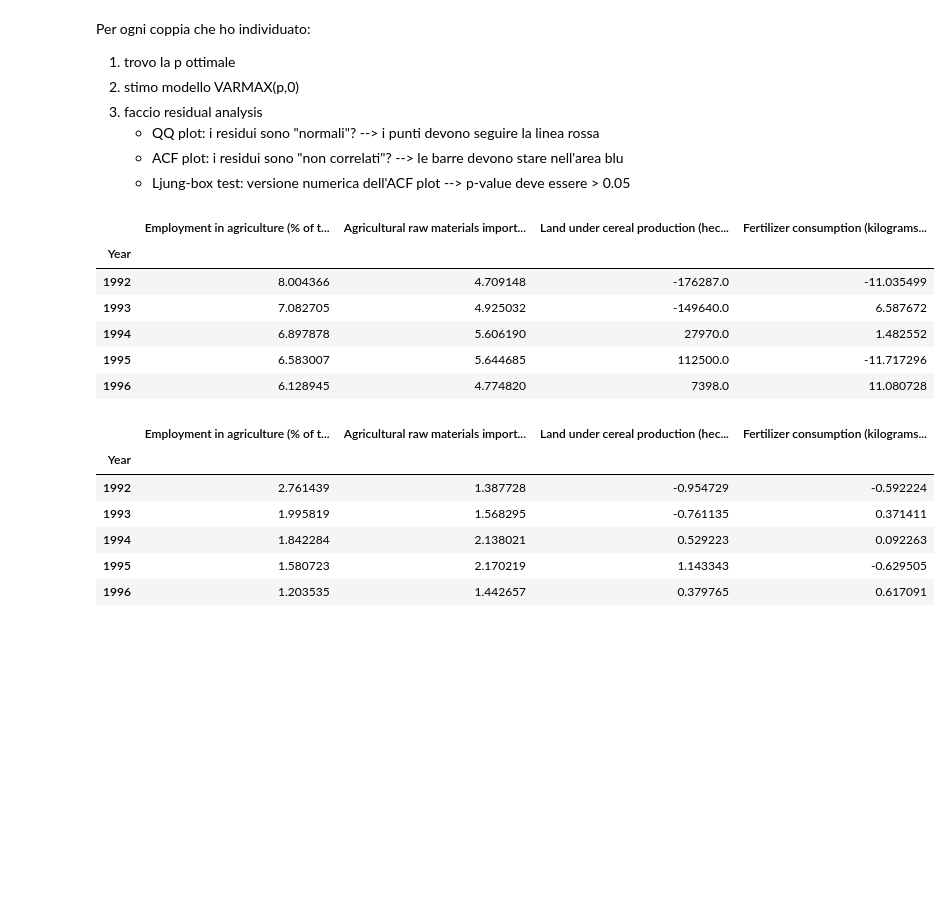
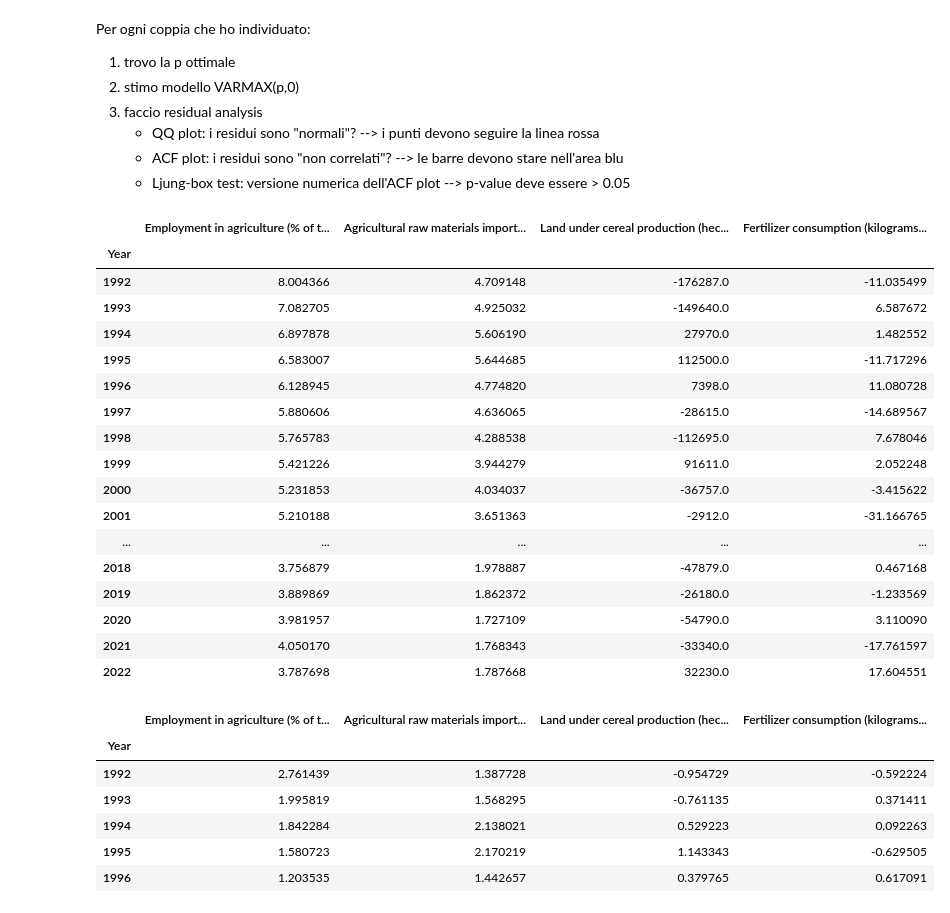
Before and after one commit to ginevraoldani/timeseries-forecasting-on-rural-development, a Jupyter notebook: CH10VARmodel.ipynb, the cells around one changed output. Cells and saved outputs as stored; diff of their text form; code cells hidden in the pictures; blank space fills up the shorter version.

```diff
--- a/CH10VARmodel.ipynb
+++ b/CH10VARmodel.ipynb
@@ -423,7 +423,7 @@ def test_granger_pair(data, causing_var, caused_var, maxlag):
             min_p_value = p_value
     return min_p_value
 
-variables = df_var_input_scaled.columns
+variables = df_var_input.columns
 granger_results = []
 
 # 'permutations' testa sia (A, B) che (B, A)
@@ -431,7 +431,7 @@ for pair in permutations(variables, 2):
     causing_var = pair[0]
     caused_var = pair[1]
 
-    p_value = test_granger_pair(df_var_input_scaled, causing_var, caused_var, max_lag_granger)
+    p_value = test_granger_pair(df_var_input, causing_var, caused_var, max_lag_granger)
 
     granger_results.append({
         "Variabile Causa (X)": causing_var,
@@ -493,29 +493,40 @@ Per ogni coppia che ho individuato:
 # %%
 CAUSEEFFECT_COUPLES = [
     ['Employment in agriculture (% of total employment)', 'Agricultural raw materials imports (% of merchandise imports)'],
     ['Employment in agriculture (% of total employment)', 'Land under cereal production (hectares)'],
     ['Land under cereal production (hectares)', 'Fertilizer consumption (kilograms per hectare of arable land)']
 ]
 
 _selected = []
 for pair in CAUSEEFFECT_COUPLES:
     for v in pair:
         if v not in _selected:
             _selected.append(v)
 
 # Filtra solo quelle presenti in df_var_input
 found = [v for v in _selected if v in df_var_input.columns]
 df_causeeffect = df_var_input[found].copy()
 
-display(df_causeeffect.head())
+display(df_causeeffect)
 # %% [output]
 |  | Employment in agriculture (% of t... | Agricultural raw materials import... | Land under cereal production (hec... | Fertilizer consumption (kilograms... |
 | Year |  |  |  |  |
 | 1992 | 8.004366 | 4.709148 | -176287.0 | -11.035499 |
 | 1993 | 7.082705 | 4.925032 | -149640.0 | 6.587672 |
 | 1994 | 6.897878 | 5.606190 | 27970.0 | 1.482552 |
 | 1995 | 6.583007 | 5.644685 | 112500.0 | -11.717296 |
 | 1996 | 6.128945 | 4.774820 | 7398.0 | 11.080728 |
+| 1997 | 5.880606 | 4.636065 | -28615.0 | -14.689567 |
+| 1998 | 5.765783 | 4.288538 | -112695.0 | 7.678046 |
+| 1999 | 5.421226 | 3.944279 | 91611.0 | 2.052248 |
+| 2000 | 5.231853 | 4.034037 | -36757.0 | -3.415622 |
+| 2001 | 5.210188 | 3.651363 | -2912.0 | -31.166765 |
+| ... | ... | ... | ... | ... |
+| 2018 | 3.756879 | 1.978887 | -47879.0 | 0.467168 |
+| 2019 | 3.889869 | 1.862372 | -26180.0 | -1.233569 |
+| 2020 | 3.981957 | 1.727109 | -54790.0 | 3.110090 |
+| 2021 | 4.050170 | 1.768343 | -33340.0 | -17.761597 |
+| 2022 | 3.787698 | 1.787668 | 32230.0 | 17.604551 |
 # %%
 original_index = df_causeeffect.index
 original_columns = df_causeeffect.columns
```
Also changed, not shown: parts of 4 cells of this notebook, 3 other files.
